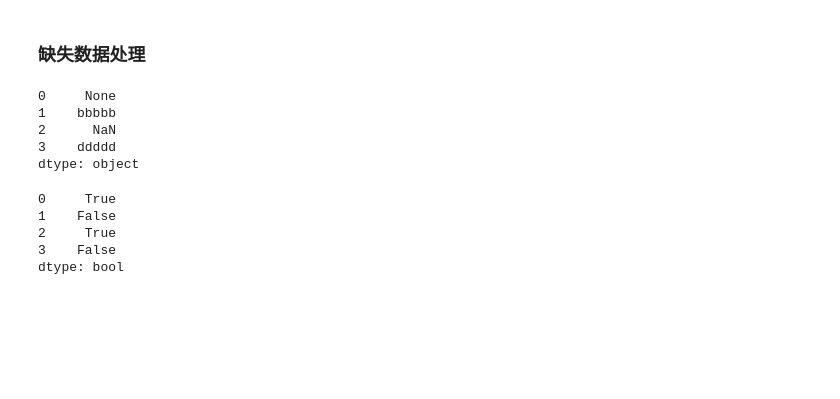
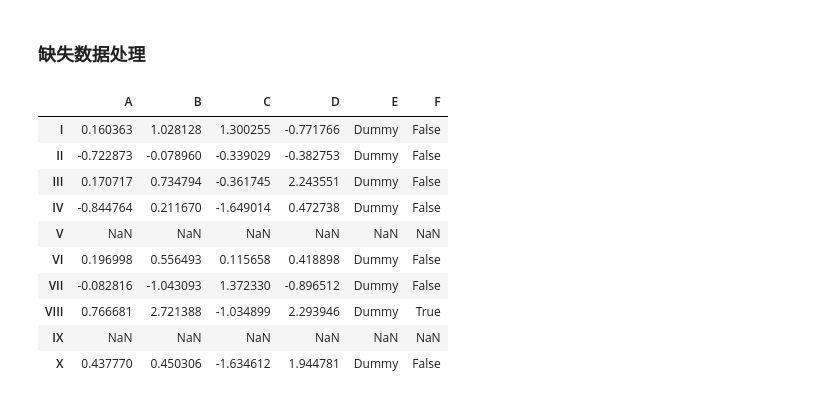
Before and after one commit to yikayiyo/ex_py, a Jupyter notebook: jupyter/python_for_da.ipynb, the cells around one changed output. Drawn from its saved outputs; the diff is of its cells as text; code cells hidden in the pictures; blank space fills up the shorter version.

Commit message:
numpy

```diff
--- a/jupyter/python_for_da.ipynb
+++ b/jupyter/python_for_da.ipynb
@@ -266,20 +266,27 @@ obj_index_2
 dtype: float64
 # %% [markdown]
 ### 缺失数据处理
-# %%
-string_data = Series([None,'bbbbb',np.nan,'ddddd'])
-string_data
-# %% [output]
-0     None
-1    bbbbb
-2      NaN
-3    ddddd
-dtype: object
-# %%
-string_data.isnull()
-# %% [output]
-0     True
-1    False
-2     True
-3    False
-dtype: bool
+# %%
+import numpy as np
+from pandas import *
+randn = np.random.randn
+
+df_hm = DataFrame(randn(8,4),index=['I','II','III','IV','VI','VII','VIII','X'],columns=['A','B','C','D'])
+df_hm['E'] = 'Dummy'
+df_hm['F'] = df_hm['A'] >0.5
+df_hm2 = df_hm.reindex(['I','II','III','IV','V','VI','VII','VIII','IX','X'])
+isnull(df_hm2['A'])
+# df_hm2['D'].notnull()
+df_hm2
+# %% [output]
+|  | A | B | C | D | E | F |
+| I | 0.160363 | 1.028128 | 1.300255 | -0.771766 | Dummy | False |
+| II | -0.722873 | -0.078960 | -0.339029 | -0.382753 | Dummy | False |
+| III | 0.170717 | 0.734794 | -0.361745 | 2.243551 | Dummy | False |
+| IV | -0.844764 | 0.211670 | -1.649014 | 0.472738 | Dummy | False |
+| V | NaN | NaN | NaN | NaN | NaN | NaN |
+| VI | 0.196998 | 0.556493 | 0.115658 | 0.418898 | Dummy | False |
+| VII | -0.082816 | -1.043093 | 1.372330 | -0.896512 | Dummy | False |
+| VIII | 0.766681 | 2.721388 | -1.034899 | 2.293946 | Dummy | True |
+| IX | NaN | NaN | NaN | NaN | NaN | NaN |
+| X | 0.437770 | 0.450306 | -1.634612 | 1.944781 | Dummy | False |
```
Also changed, not shown: parts of 6 cells of this notebook, 1 other file.
